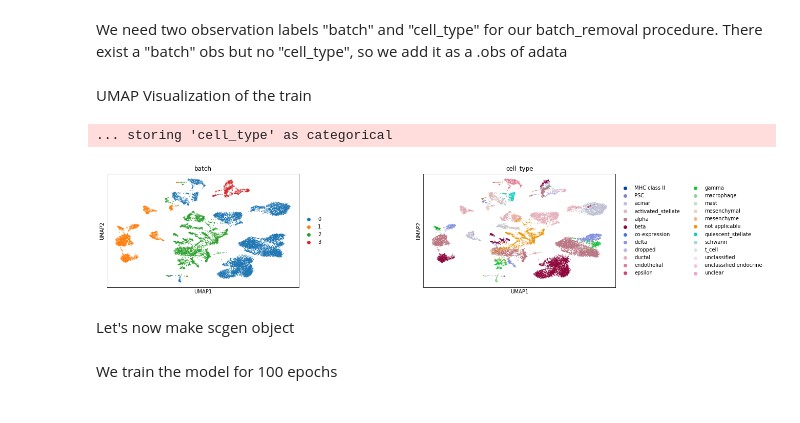
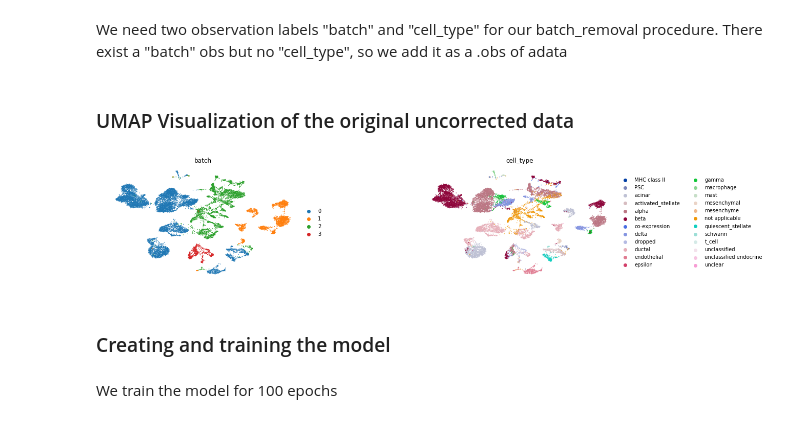
Before and after one commit to M0hammadL/scGen_notebooks, a Jupyter notebook: notebooks/scgen_batch_removal.ipynb, the cells around one changed output. Saved outputs shown, nothing was run; the diff lists cells and outputs as text; code cells hidden in the pictures.

```diff
--- a/notebooks/scgen_batch_removal.ipynb
+++ b/notebooks/scgen_batch_removal.ipynb
@@ -7,5 +8,6 @@ Reading train data
 # %%
-train = sc.read("./tests/data/pancreas.h5ad", backup_url="https://www.dropbox.com/s/qj1jlm9w10wmt0u/pancreas.h5ad?dl=1")
+train = sc.read("./tests/data/pancreas.h5ad",
+                backup_url="https://www.dropbox.com/s/qj1jlm9w10wmt0u/pancreas.h5ad?dl=1")
 # %% [markdown]
 We need two observation labels "batch" and "cell_type" for our batch_removal procedure.
 There exist a "batch" obs but no "cell_type",
@@ -13,4 +15,4 @@ so we add it as a .obs of adata
 # %%
 train.obs["cell_type"] = train.obs["celltype"].tolist()
 # %% [markdown]
-UMAP Visualization of the  train
+### UMAP Visualization of the  original uncorrected data
@@ -17,12 +22,9 @@ UMAP Visualization of the  train
 # %%
-sc.pp.neighbors(train)
-sc.tl.umap(train)
-sc.pl.umap(train, color=["batch", "cell_type"], wspace=.5)
+sc.pl.umap(train, color=["batch", "cell_type"], wspace=.5, frameon=False)
 # %% [output]
-... storing 'cell_type' as categorical
-[figure, old version]
+[figure, new version]
-# %% [markdown]
-Let's now make scgen object
+# %% [markdown]
+### Creating and training the model
 # %%
 network = scgen.VAEArith(x_dimension= train.shape[1], model_path="./models/batch" )
 # %% [markdown]
```
Also changed, not shown: parts of 11 cells of this notebook.
